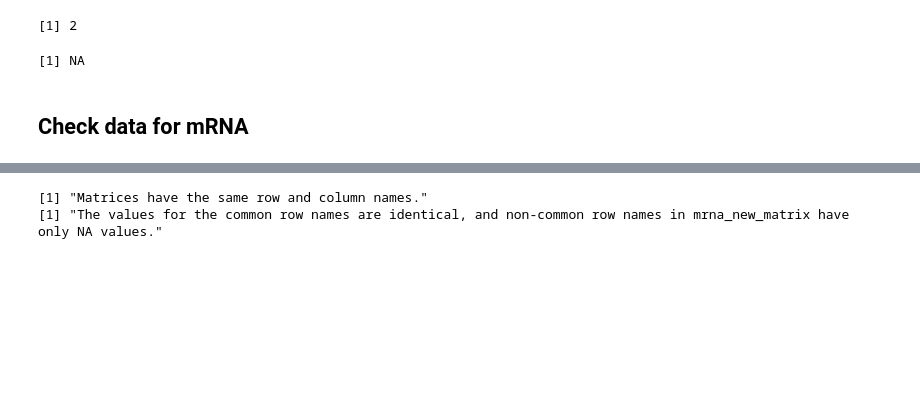
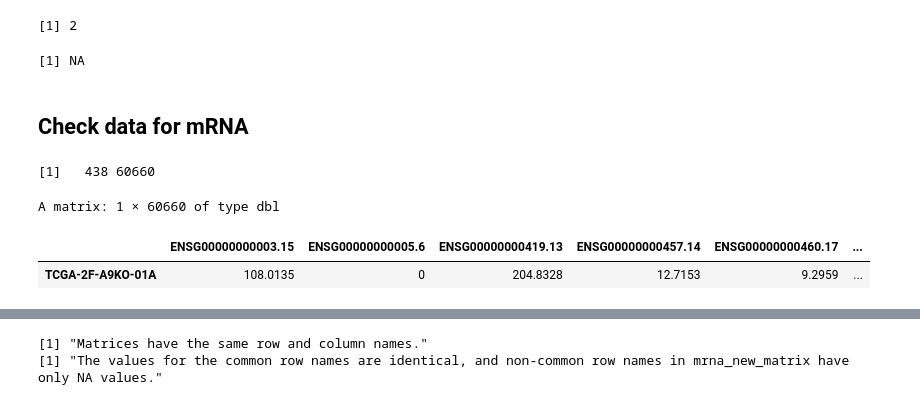
Before and after one commit to TheodosisL/Bioinformatics, a Jupyter notebook: tcga.ipynb, the cells around one changed output, grey strips where cells are left out. Cells and saved outputs as stored; diff of their text form; code cells hidden in the pictures; blank space fills up the shorter version.

Commit message:
Corrections in integrated matrix checking

```diff
--- a/tcga.ipynb
+++ b/tcga.ipynb
@@ -4028,3 +4060,11 @@ unique(colData(data_met)[which( colData(data_met)$sample %in% rownames(df)[which
 [1] NA
 # %% [markdown]
 ## Check data for mRNA
+# %%
+dim(mrna_new_matrix)
+head(mrna_new_matrix,1)
+# %% [output]
+[1]   438 60660
+A matrix: 1 × 60660 of type dbl
+|  | ENSG00000000003.15 | ENSG00000000005.6 | ENSG00000000419.13 | ENSG00000000457.14 | ENSG00000000460.17 | ... |
+| TCGA-2F-A9KO-01A | 108.0135 | 0 | 204.8328 | 12.7153 | 9.2959 | ... |
```
Also changed, not shown: parts of 17 cells of this notebook.
